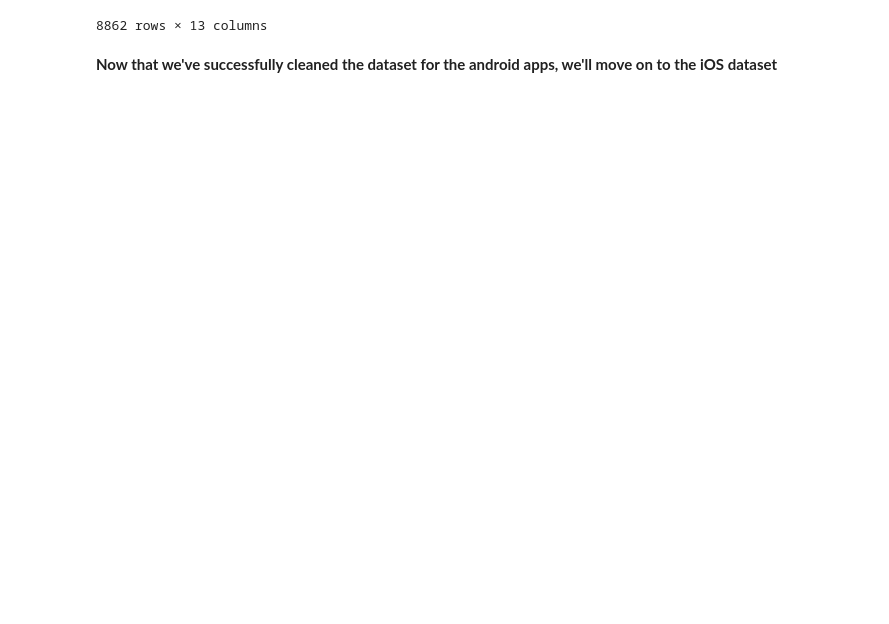
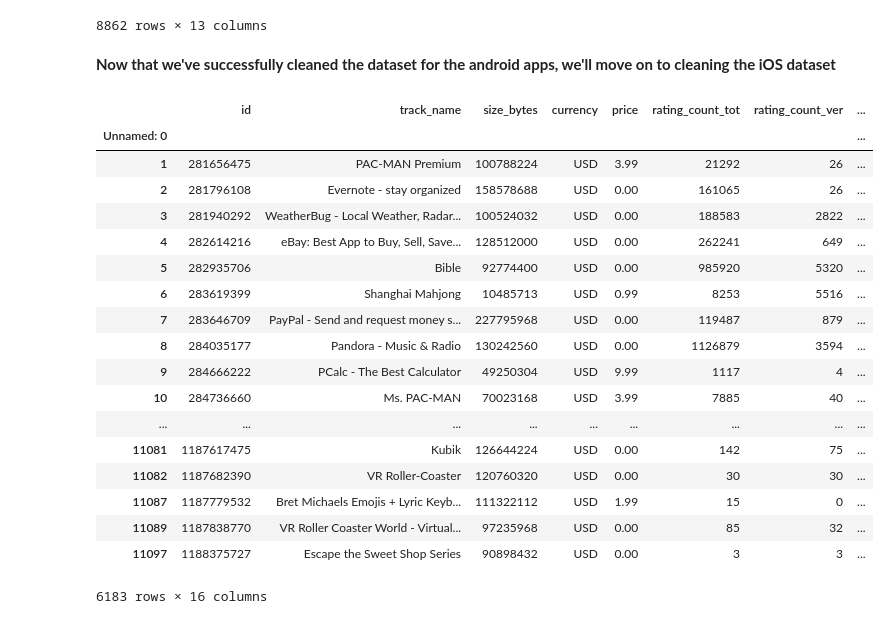
Before and after one commit to saniyanafees6/Profitable-App-Profiles-for-the-App-Store-and-Google-Play-Markets, a Jupyter notebook: index.ipynb, the cells around one changed output. Cells and saved outputs as stored; diff of their text form; code cells hidden in the pictures; blank space fills up the shorter version.

```diff
--- a/index.ipynb
+++ b/index.ipynb
@@ -329,4 +329,30 @@ newer_android
 | 8861 | 🔥 Football Wallpapers 4K | Full H... | ENTERTAINMENT | 4.7 | 11661 | 4.0M | 1,000,000+ | Free | 0 | Everyone | Entertainment | ... |
 8862 rows × 13 columns
 # %% [markdown]
-**Now that we've successfully cleaned the dataset for the android apps, we'll move on to the iOS dataset**
+**Now that we've successfully cleaned the dataset for the android apps, we'll move on to cleaning the iOS dataset**
+# %%
+for index,row in apple_data.iterrows():
+  if(is_english(apple_data['track_name'][index]) == False):
+    apple_data = apple_data.drop([index])
+# %%
+apple_data
+# %% [output]
+|  | id | track_name | size_bytes | currency | price | rating_count_tot | rating_count_ver | ... |
+| Unnamed: 0 |  |  |  |  |  |  |  | ... |
+| 1 | 281656475 | PAC-MAN Premium | 100788224 | USD | 3.99 | 21292 | 26 | ... |
+| 2 | 281796108 | Evernote - stay organized | 158578688 | USD | 0.00 | 161065 | 26 | ... |
+| 3 | 281940292 | WeatherBug - Local Weather, Radar... | 100524032 | USD | 0.00 | 188583 | 2822 | ... |
+| 4 | 282614216 | eBay: Best App to Buy, Sell, Save... | 128512000 | USD | 0.00 | 262241 | 649 | ... |
+| 5 | 282935706 | Bible | 92774400 | USD | 0.00 | 985920 | 5320 | ... |
+| 6 | 283619399 | Shanghai Mahjong | 10485713 | USD | 0.99 | 8253 | 5516 | ... |
+| 7 | 283646709 | PayPal - Send and request money s... | 227795968 | USD | 0.00 | 119487 | 879 | ... |
+| 8 | 284035177 | Pandora - Music & Radio | 130242560 | USD | 0.00 | 1126879 | 3594 | ... |
+| 9 | 284666222 | PCalc - The Best Calculator | 49250304 | USD | 9.99 | 1117 | 4 | ... |
+| 10 | 284736660 | Ms. PAC-MAN | 70023168 | USD | 3.99 | 7885 | 40 | ... |
+| ... | ... | ... | ... | ... | ... | ... | ... | ... |
+| 11081 | 1187617475 | Kubik | 126644224 | USD | 0.00 | 142 | 75 | ... |
+| 11082 | 1187682390 | VR Roller-Coaster | 120760320 | USD | 0.00 | 30 | 30 | ... |
+| 11087 | 1187779532 | Bret Michaels Emojis + Lyric Keyb... | 111322112 | USD | 1.99 | 15 | 0 | ... |
+| 11089 | 1187838770 | VR Roller Coaster World - Virtual... | 97235968 | USD | 0.00 | 85 | 32 | ... |
+| 11097 | 1188375727 | Escape the Sweet Shop Series | 90898432 | USD | 0.00 | 3 | 3 | ... |
+6183 rows × 16 columns
```
Also changed, not shown: parts of 11 cells of this notebook.
